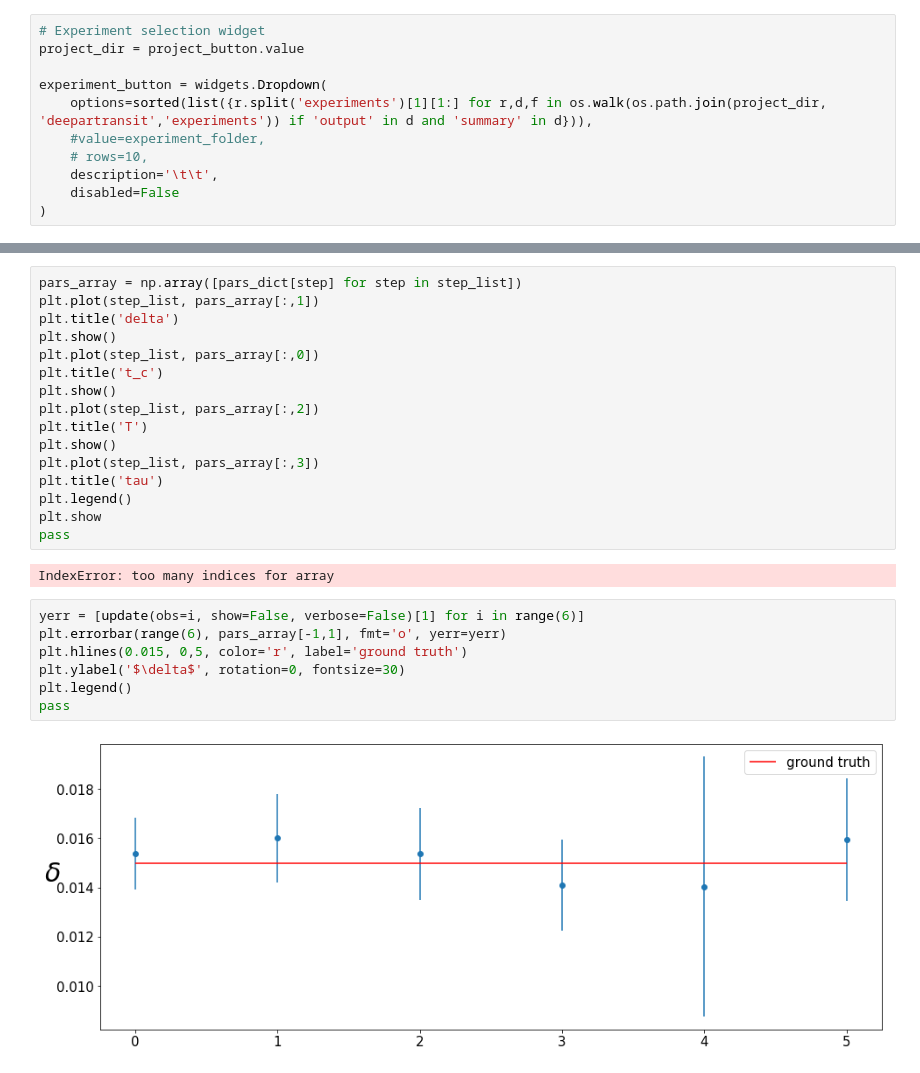
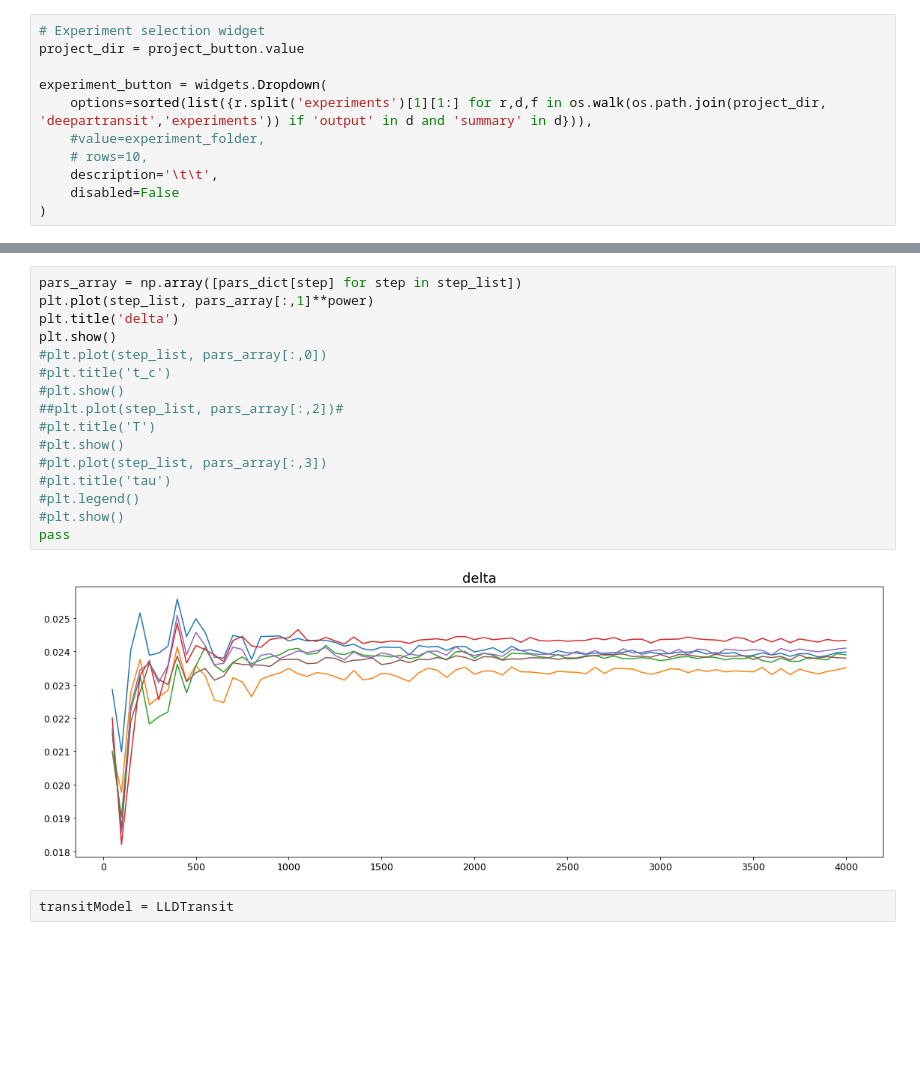
Before and after one commit to ucl-exoplanets/deepARTransit, a Jupyter notebook: deepartransit/notebooks/01_visualize_learning.ipynb, the cells around one changed output, grey strips where cells are left out. Saved outputs shown, nothing was run; the diff lists cells and outputs as text; blank space fills up the shorter version.

```diff
--- a/deepartransit/notebooks/01_visualize_learning.ipynb
+++ b/deepartransit/notebooks/01_visualize_learning.ipynb
@@ -180,27 +217,20 @@ IndexError: list index out of range
 # %%
 pars_array = np.array([pars_dict[step] for step in step_list])
-plt.plot(step_list, pars_array[:,1])
+plt.plot(step_list, pars_array[:,1]**power)
 plt.title('delta')
 plt.show()
-plt.plot(step_list, pars_array[:,0])
-plt.title('t_c')
-plt.show()
-plt.plot(step_list, pars_array[:,2])
-plt.title('T')
-plt.show()
-plt.plot(step_list, pars_array[:,3])
-plt.title('tau')
-plt.legend()
-plt.show
+#plt.plot(step_list, pars_array[:,0])
+#plt.title('t_c')
+#plt.show()
+##plt.plot(step_list, pars_array[:,2])#
+#plt.title('T')
+#plt.show()
+#plt.plot(step_list, pars_array[:,3])
+#plt.title('tau')
+#plt.legend()
+#plt.show()
 pass
 # %% [output]
-IndexError: too many indices for array
+[figure, added]
-# %%
-yerr = [update(obs=i, show=False, verbose=False)[1] for i in range(6)]
-plt.errorbar(range(6), pars_array[-1,1], fmt='o', yerr=yerr)
-plt.hlines(0.015, 0,5, color='r', label='ground truth')
-plt.ylabel('$\delta$', rotation=0, fontsize=30)
-plt.legend()
-pass
-# %% [output]
-[figure, removed]
+# %%
+transitModel = LLDTransit
```
Also changed, not shown: parts of 8 cells of this notebook, 5 other files.
